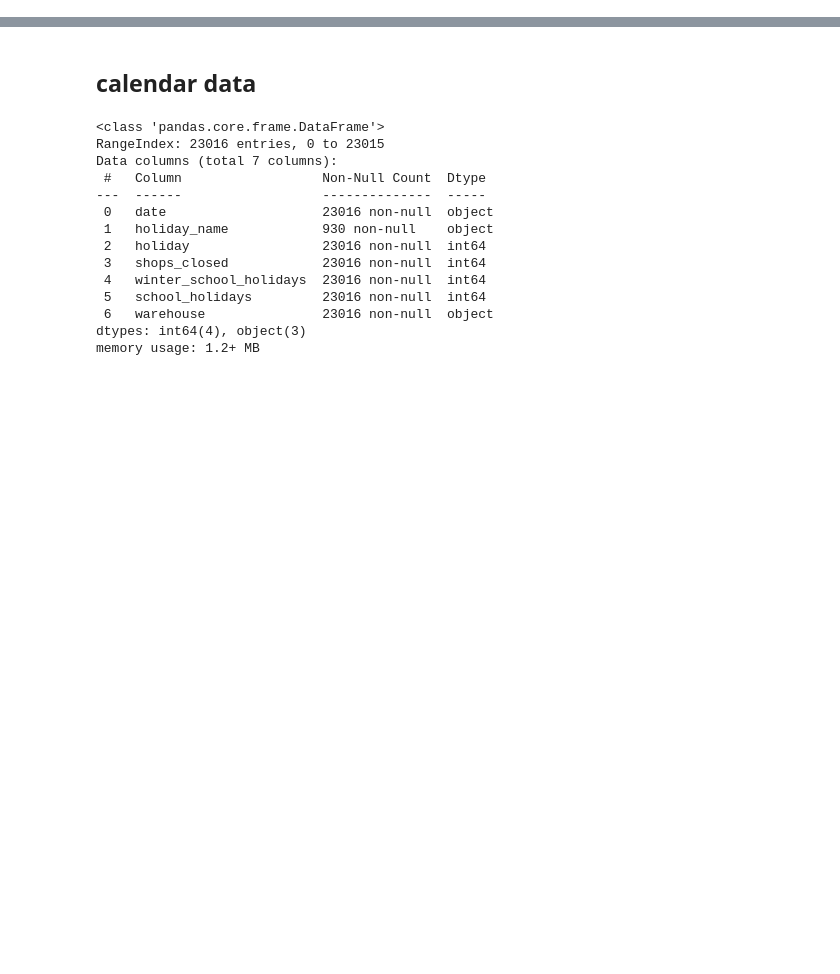
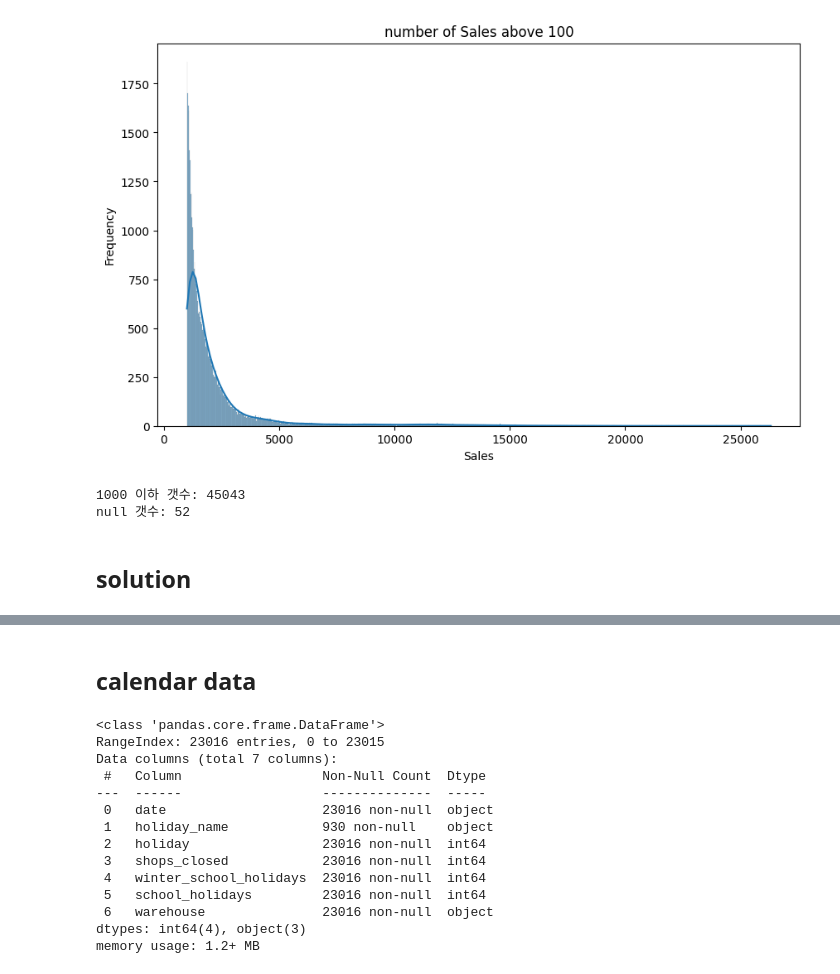
Before and after one commit to bongjooncha/kaggle_rohlik, a Jupyter notebook: data_eda/data_eda.ipynb, the cells around one changed output, grey strips where cells are left out. Saved outputs shown, nothing was run; the diff lists cells and outputs as text; code cells hidden in the pictures; blank space fills up the shorter version.

```diff
--- a/data_eda/data_eda.ipynb
+++ b/data_eda/data_eda.ipynb
@@ -9,0 +98,20 @@ weights = pd.read_csv('../data/test_weights.csv')
+# %%
+sales_1000 = train[train['sales'] > 1000]['sales'].dropna()
+
+plt.figure(figsize=(10, 6))
+sns.histplot(sales_1000, bins=1000, kde=True)
+plt.title('number of Sales above 100')
+plt.xlabel('Sales')
+plt.ylabel('Frequency')
+plt.show()
+
+zero_count = train[train['sales'] >= 1000].shape[0]
+print(f"1000 이하 갯수: {zero_count}")
+sales_null_count = train['sales'].isnull().sum()
+print(f"null 갯수: {sales_null_count}")
+# %% [output]
+[figure, added]
+1000 이하 갯수: 45043
+null 갯수: 52
+# %% [markdown]
+## solution
```
Also changed, not shown: parts of 13 cells of this notebook, 1 other file.
